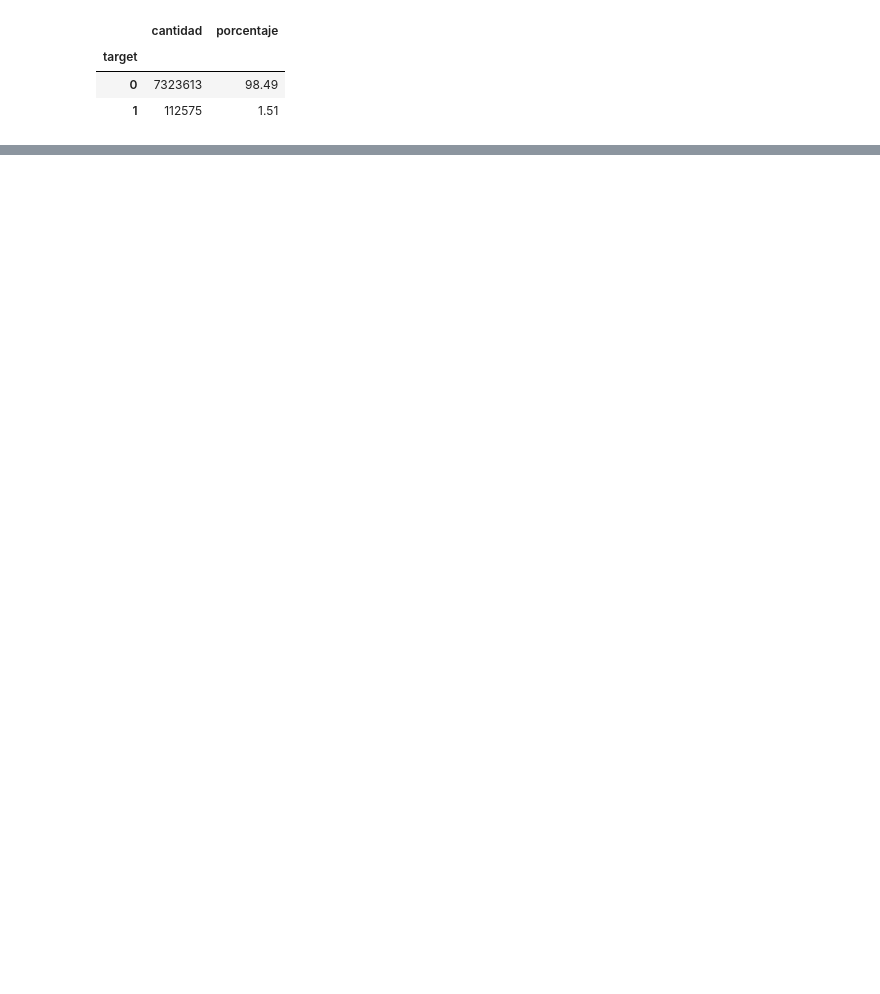
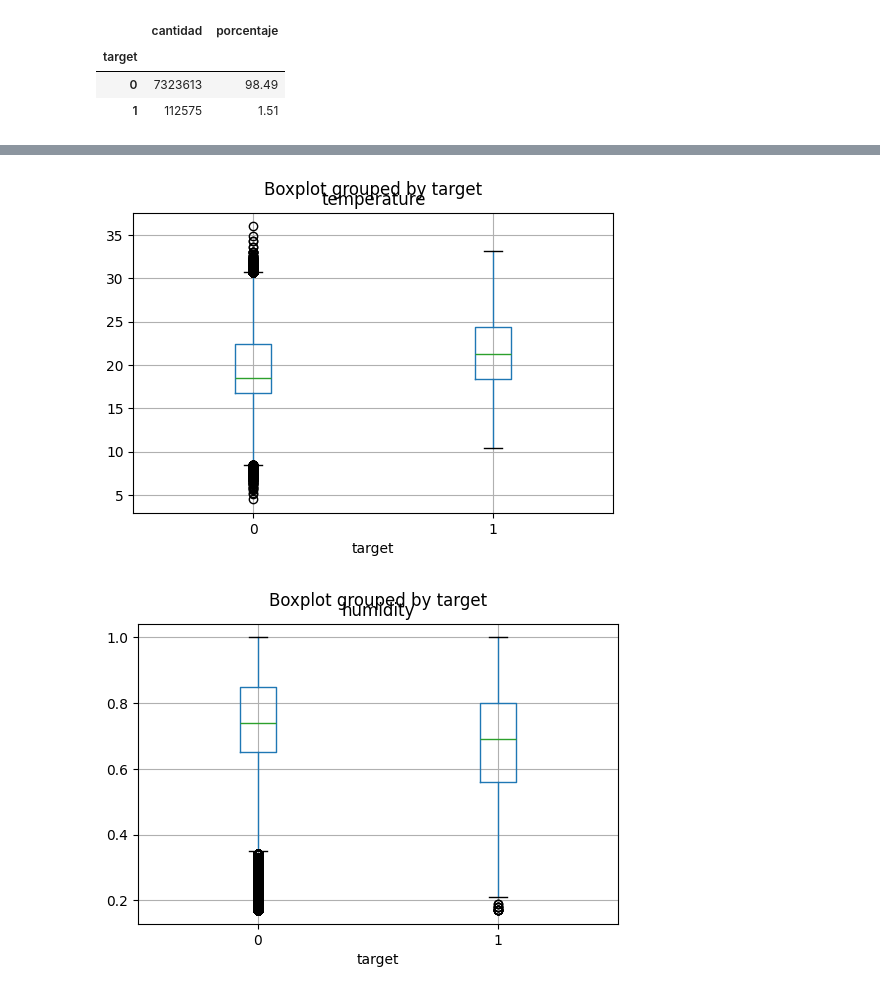
Before and after one commit to juanvilla23/AprendizajeMaquina, a Jupyter notebook: EDA/EDAclima.ipynb, the cells around one changed output, grey strips where cells are left out. Drawn from its saved outputs; the diff is of its cells as text; code cells hidden in the pictures; blank space fills up the shorter version.

```diff
--- a/EDA/EDAclima.ipynb
+++ b/EDA/EDAclima.ipynb
@@ -405,0 +490,12 @@ resumen_target
+# %%
+variables_clima = [
+    "temperature", "humidity", "windSpeed", "uvIndex",
+    "dewPoint", "cloudCover", "precipProbability",
+    "visibility", "precipIntensity"
+]
+
+for col in variables_clima:
+    df.boxplot(column=col, by="target", figsize=(6, 4))
+# %% [output]
+[figure, added]
+[figure, added]
```
Also changed, not shown: parts of 7 cells of this notebook, 3 other files.
